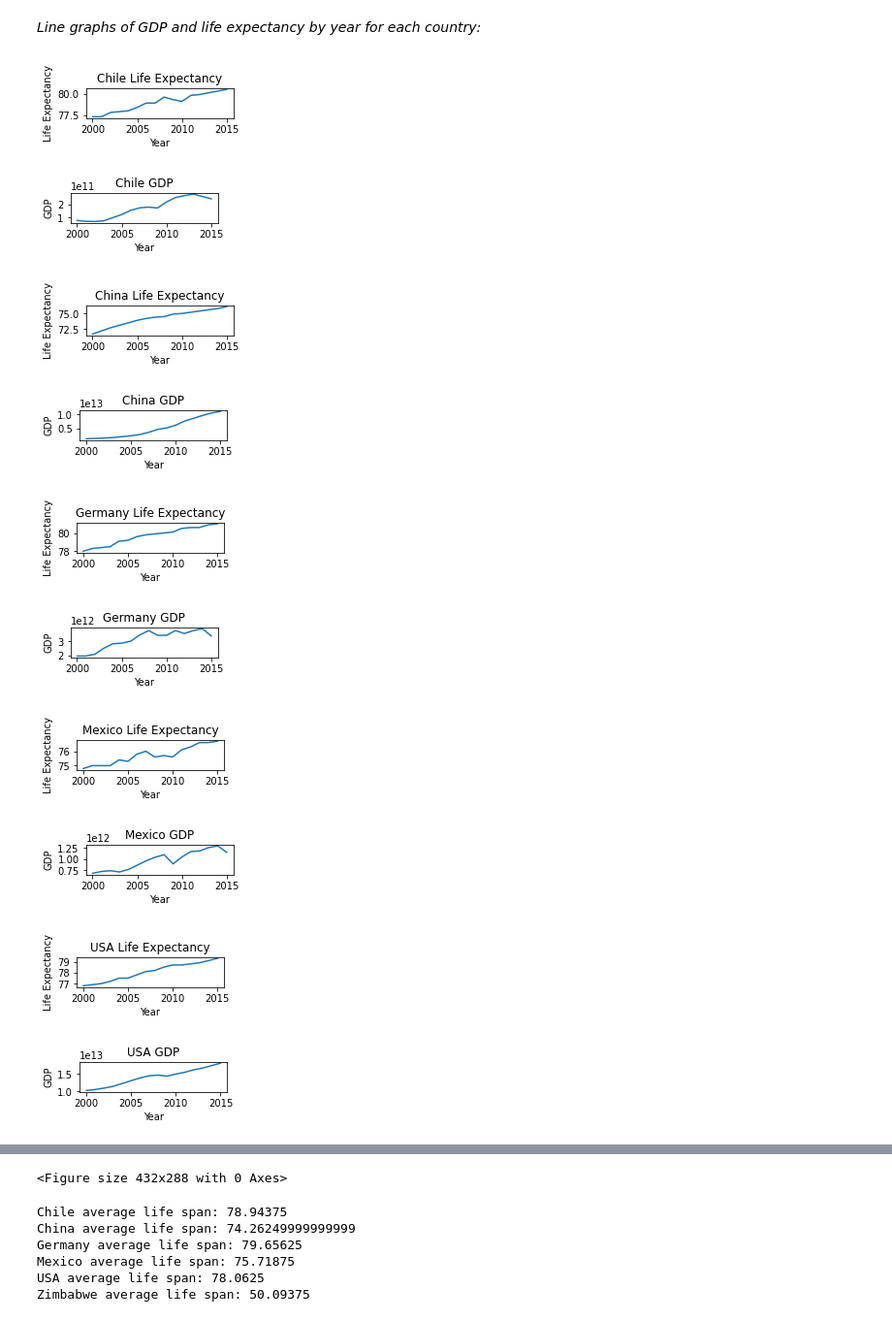
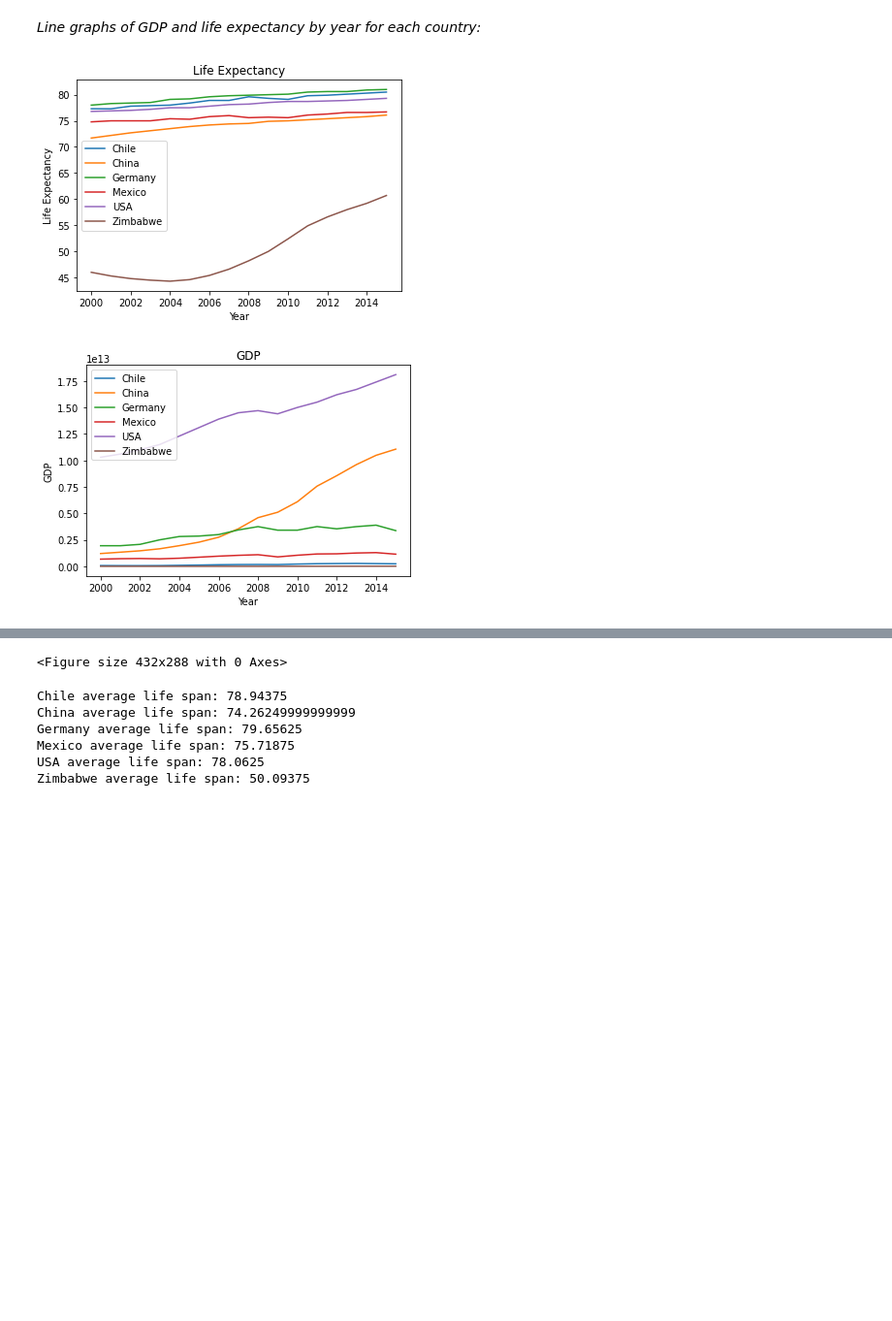
Before and after one commit to samrecile/dataSciencePracticeProjects, a Jupyter notebook: gdpProject/Life-Expectancy-and-GDP-Starter/life_expectancy_gdp.ipynb, the cells around one changed output, grey strips where cells are left out. Shown at 97% size. Cells and saved outputs as stored; diff of their text form; code cells hidden in the pictures; blank space fills up the shorter version.

Commit message:
chart updates

```diff
--- a/gdpProject/Life-Expectancy-and-GDP-Starter/life_expectancy_gdp.ipynb
+++ b/gdpProject/Life-Expectancy-and-GDP-Starter/life_expectancy_gdp.ipynb
@@ -51,32 +38,29 @@ print(countries)
 # %%
 years = data['Year'][data.Country == 'Chile']
 
+ax = plt.subplot()
 for x in range(len(countries)):
-    ax = plt.subplot(6,2,x+1)
     life = data['Life expectancy at birth (years)'][data.Country == nations[x]]
+    plt.plot(years, life)
+
+plt.title('Life Expectancy')
+plt.xlabel('Year')
+plt.ylabel('Life Expectancy')
+plt.legend(countries)
+plt.show()
+
+plt.clf()
+
+for x in range(len(countries)):
     gdp = data['GDP'][data.Country == nations[x]]
-    plt.plot(years, life)
-    plt.title(countries[x] + ' Life Expectancy')
-    plt.xlabel('Year')
-    plt.ylabel('Life Expectancy')
-    plt.show()
-    plt.clf
+    plt.plot(years, gdp)
 
-    ax2 = plt.subplot(6,2,x+7)
-    plt.plot(years, gdp)
-    plt.title(countries[x] + ' GDP')
-    plt.xlabel('Year')
-    plt.ylabel('GDP')
-    plt.show()
-    plt.clf()
+plt.title('GDP')
+plt.xlabel('Year')
+plt.ylabel('GDP')
+plt.legend(countries, loc=2)
+plt.show()
+plt.clf()
 # %% [output]
-[figure, old version]
+[figure, new version]
-[figure, old version]
+[figure, new version]
-[figure, removed]
-[figure, removed]
-[figure, removed]
-[figure, removed]
-[figure, removed]
-[figure, removed]
-[figure, removed]
-[figure, removed]
```
Also changed, not shown: parts of 13 cells of this notebook.
